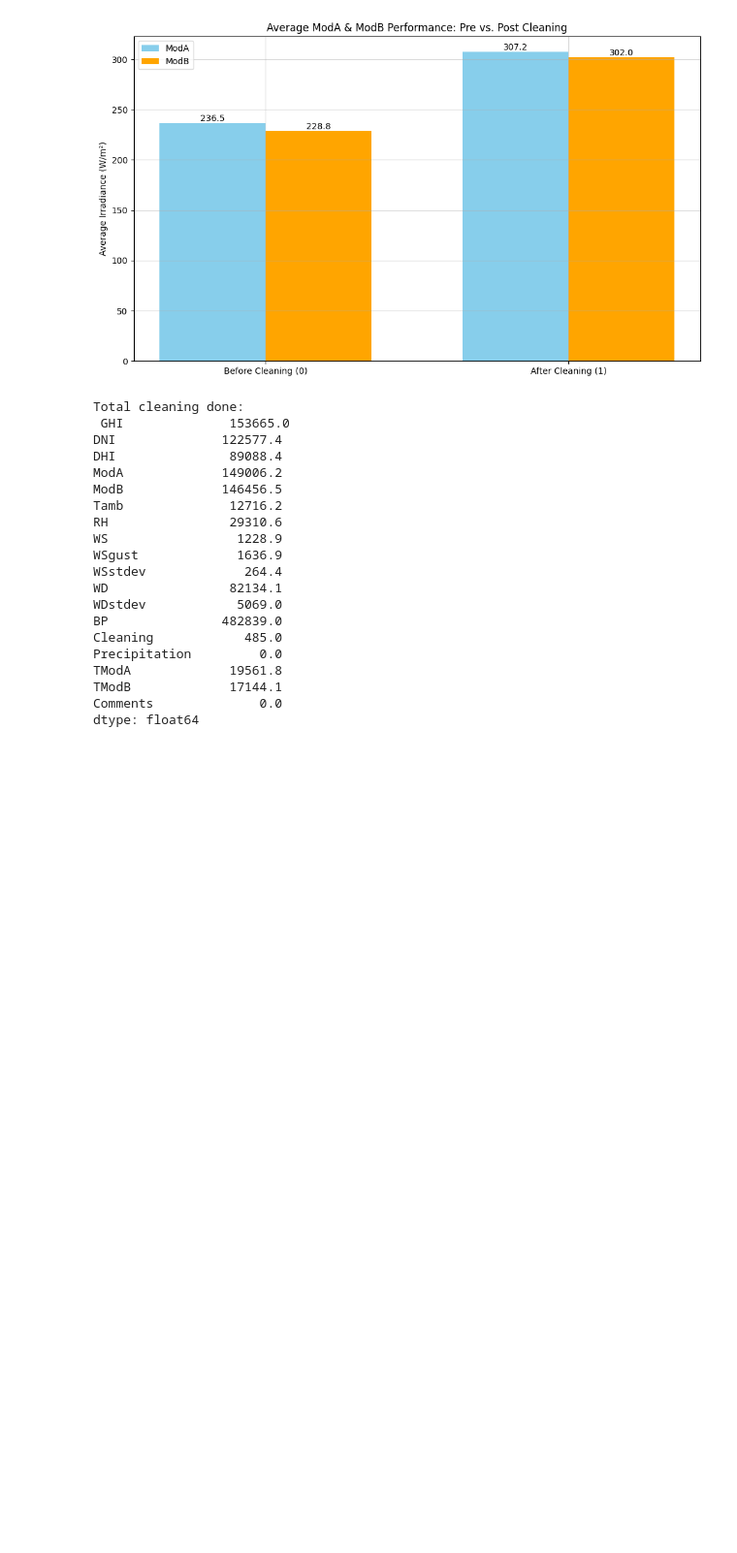
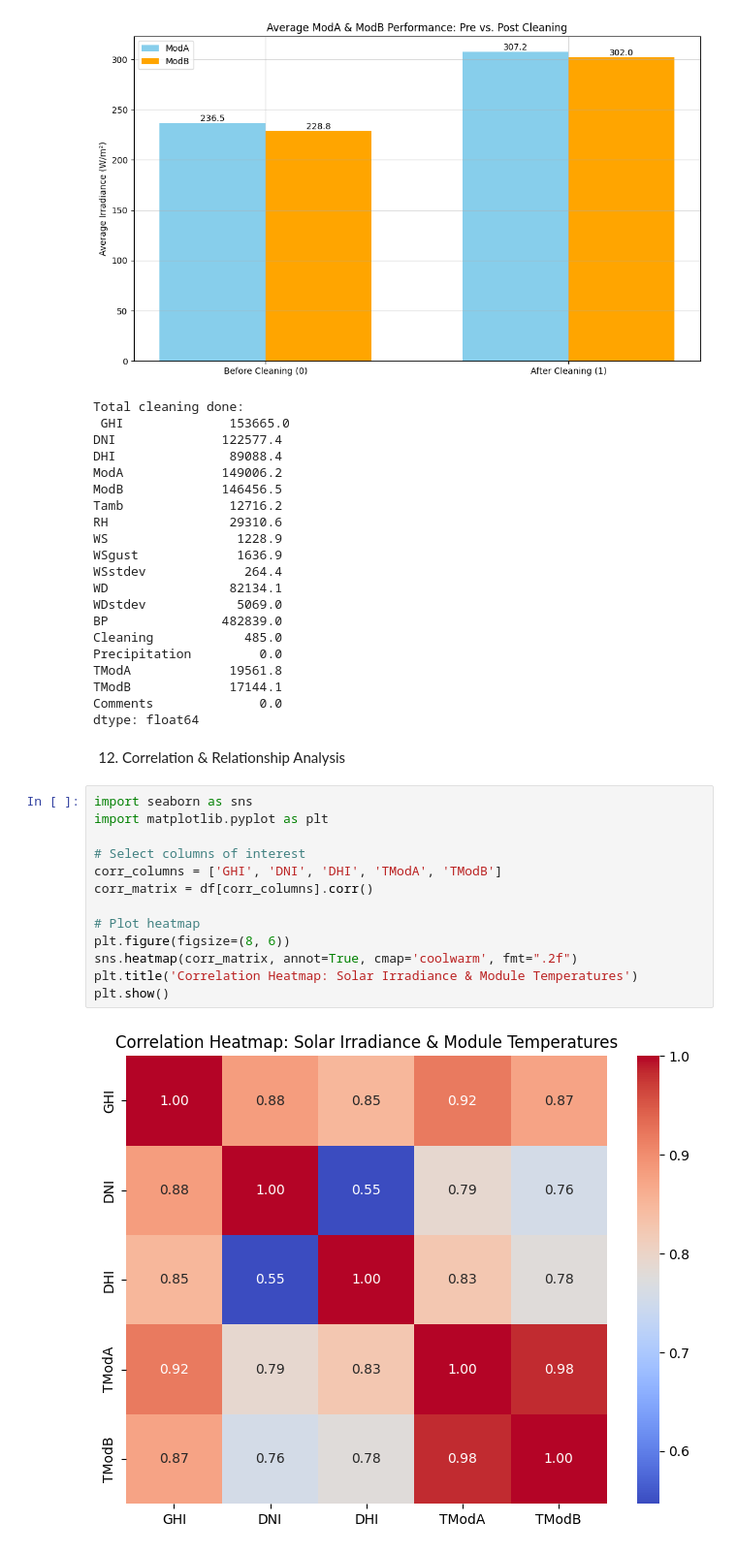
Before and after one commit to MulatYazew/solar-challenge-week1, a Jupyter notebook: Notebook/benin-eda.ipynb, the cells around one changed output. Shown at 97% size. Drawn from its saved outputs; the diff is of its cells as text; blank space fills up the shorter version.

Commit message:
final: data analysis final

```diff
--- a/Notebook/benin-eda.ipynb
+++ b/Notebook/benin-eda.ipynb
@@ -310,3 +311,20 @@ TModA             19561.8
 TModB             17144.1
 Comments              0.0
 dtype: float64
+# %% [markdown]
+12. Correlation & Relationship Analysis
+# %%
+import seaborn as sns
+import matplotlib.pyplot as plt
+
+# Select columns of interest
+corr_columns = ['GHI', 'DNI', 'DHI', 'TModA', 'TModB']
+corr_matrix = df[corr_columns].corr()
+
+# Plot heatmap
+plt.figure(figsize=(8, 6))
+sns.heatmap(corr_matrix, annot=True, cmap='coolwarm', fmt=".2f")
+plt.title('Correlation Heatmap: Solar Irradiance & Module Temperatures')
+plt.show()
+# %% [output]
+[figure, added]
```
Also changed, not shown: parts of 4 cells of this notebook.
